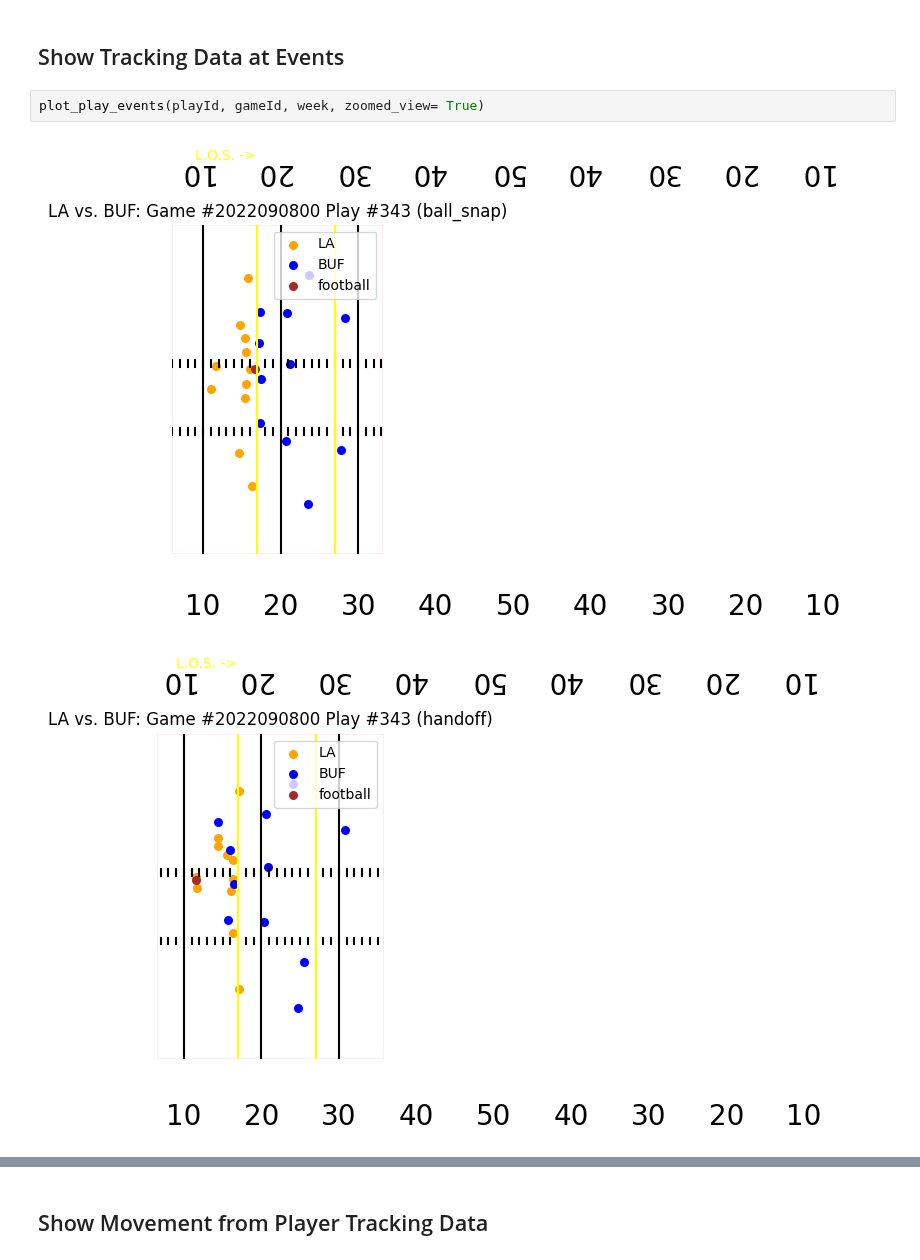
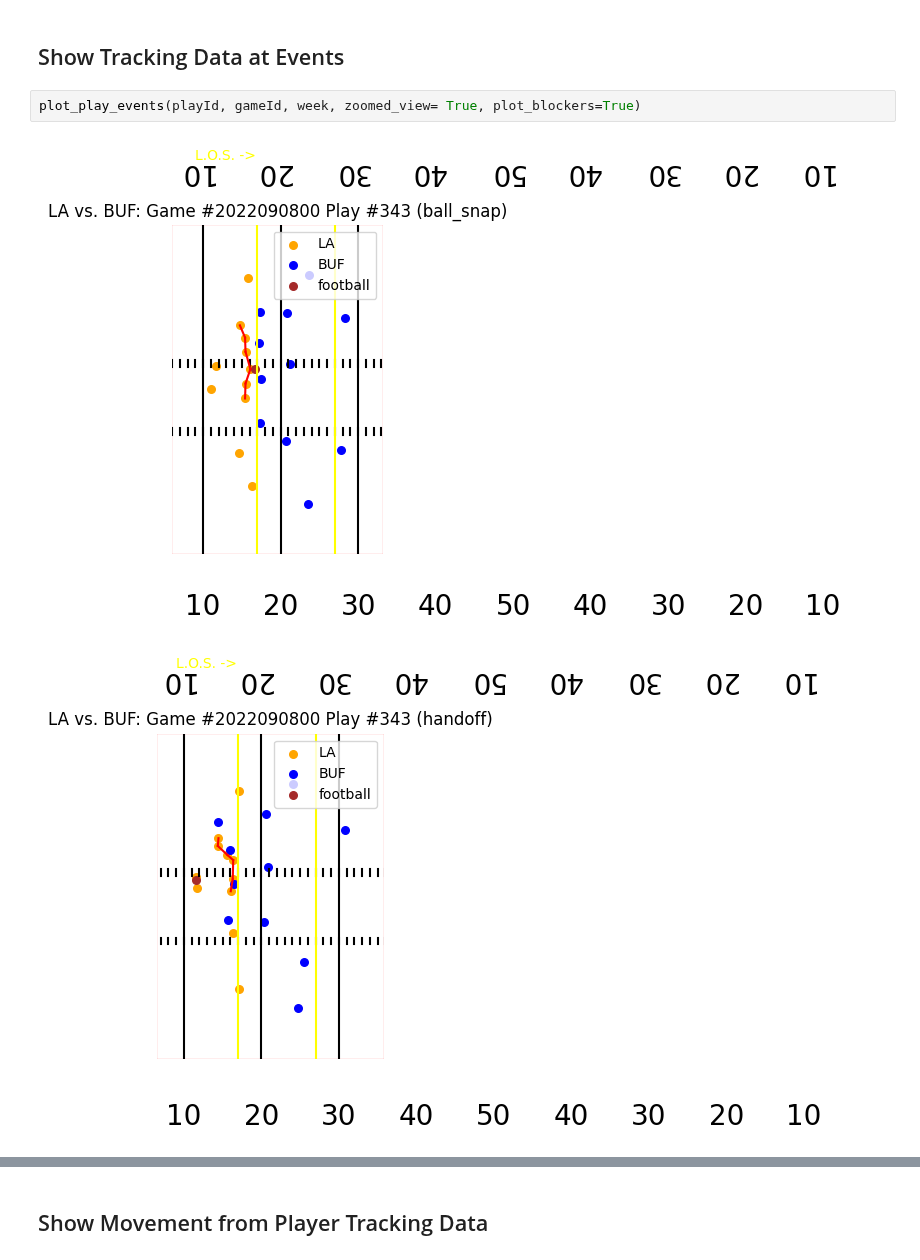
Before and after one commit to PaulASeward/CastleDefense, a Jupyter notebook: jupyter_notebooks/visualizeGreenField.ipynb, the cells around one changed output, grey strips where cells are left out. Drawn from its saved outputs; the diff is of its cells as text.

```diff
--- a/jupyter_notebooks/visualizeGreenField.ipynb
+++ b/jupyter_notebooks/visualizeGreenField.ipynb
@@ -52,7 +52,7 @@ plt.show()
 # %% [markdown]
 ## Show Tracking Data at Events
 # %%
-plot_play_events(playId, gameId, week, zoomed_view= True)
+plot_play_events(playId, gameId, week, zoomed_view= True, plot_blockers=True)
 # %% [output]
-[figure, old version]
+[figure, new version]
-[figure, old version]
+[figure, new version]
```
Also changed, not shown: parts of 2 cells of this notebook, 1 other file.
